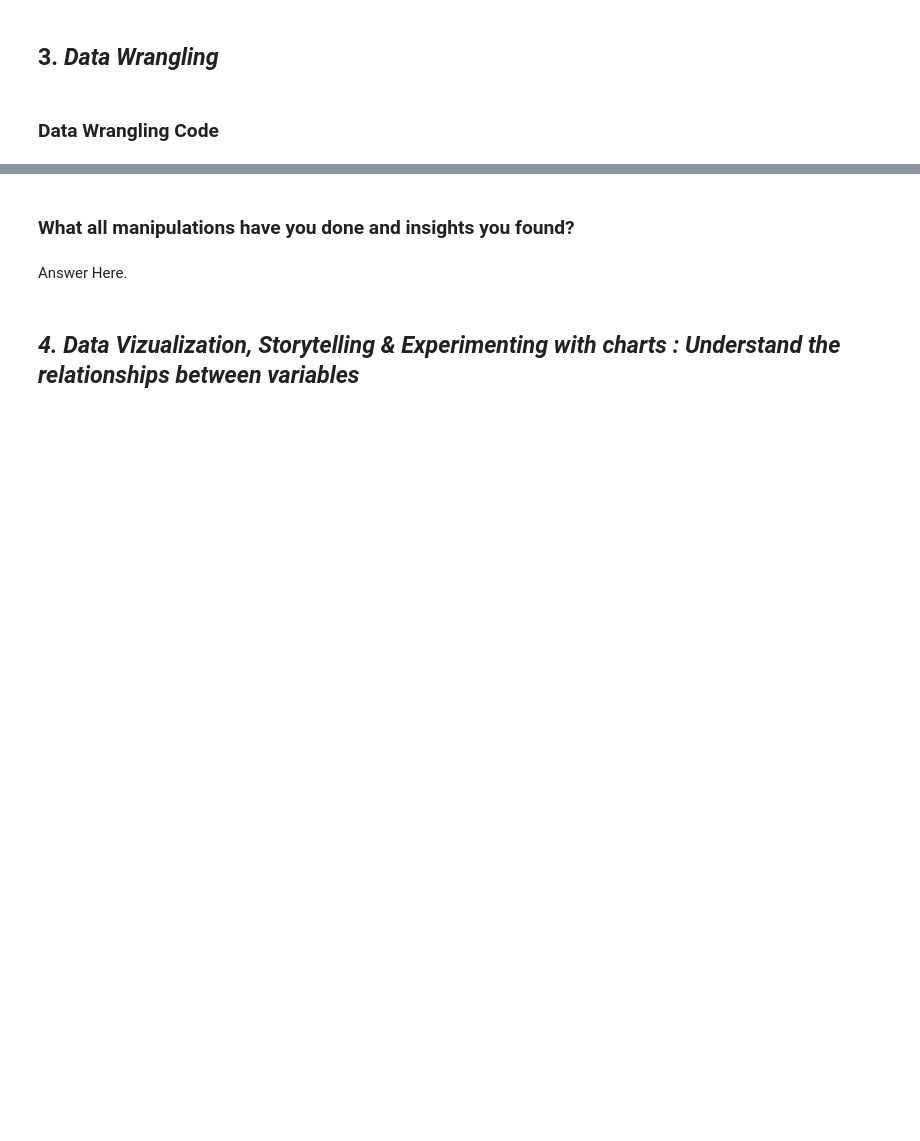
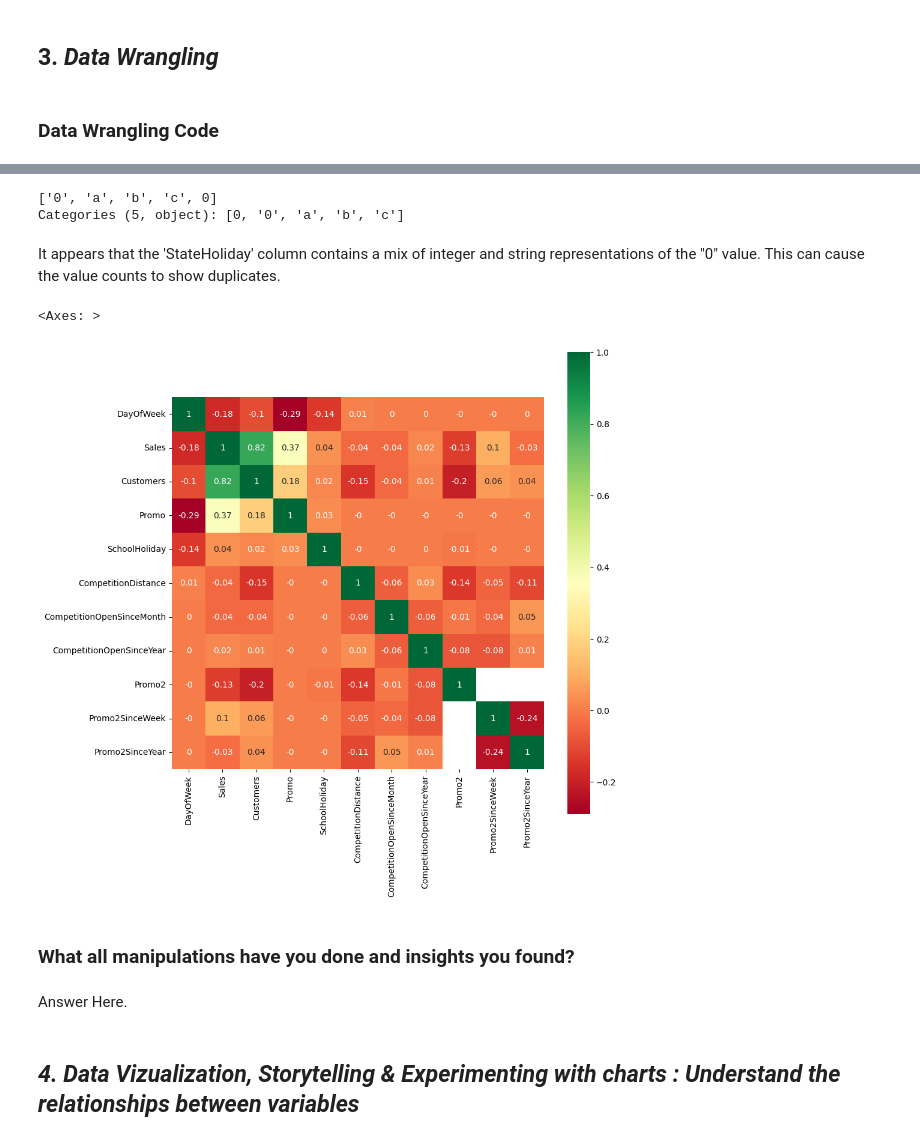
Before and after one commit to pvanand07/Retail-Sales-Prediction-Regression, a Jupyter notebook: Retail_Sales_Prediction_Regression.ipynb, the cells around one changed output, grey strips where cells are left out. Saved outputs shown, nothing was run; the diff lists cells and outputs as text; code cells hidden in the pictures; blank space fills up the shorter version.

```diff
--- a/Retail_Sales_Prediction_Regression.ipynb
+++ b/Retail_Sales_Prediction_Regression.ipynb
@@ -206,0 +426,10 @@ Answer Here
+# %%
+# Selecting only the rows with Open = 1
+df_m2 = df_m[df_m['Open'] == 1].drop('Open', axis=1).copy()
+
+# Converting Date to Datetime for analysis and feature engineering
+df_m2['Date'] = pd.to_datetime(df_m2['Date'])
+
+# We can also convert object Dtype to category for reduced memory usage
+for col in df_m2.select_dtypes('object').columns:
+  df_m2[col] = df_m2[col].astype('category')
@@ -207,3 +479,21 @@ Answer Here
+# %%
+# Checking unique values in 'StateHoliday'
+print(df_m2['StateHoliday'].unique())
+# %% [output]
+['0', 'a', 'b', 'c', 0]
+Categories (5, object): [0, '0', 'a', 'b', 'c']
+# %% [markdown]
+It appears that the 'StateHoliday' column contains a mix of integer and string representations of the "0" value. This can cause the value counts to show duplicates.
+# %%
+# Replace all variations of "0" with a single representation
+df_m2['StateHoliday'] = df_m2['StateHoliday'].replace(['0', 0], '0')
+# %%
+corr = df_m2.corr().round(2)
+fig, axes = plt.subplots(figsize=(10, 10))
+sns.heatmap(corr, annot=True, cmap='RdYlGn', square=True)
+# %% [output]
+<Axes: >
+[figure, added]
 # %% [markdown]
 ### What all manipulations have you done and insights you found?
 # %% [markdown]
```
Also changed, not shown: parts of 56 cells of this notebook.
